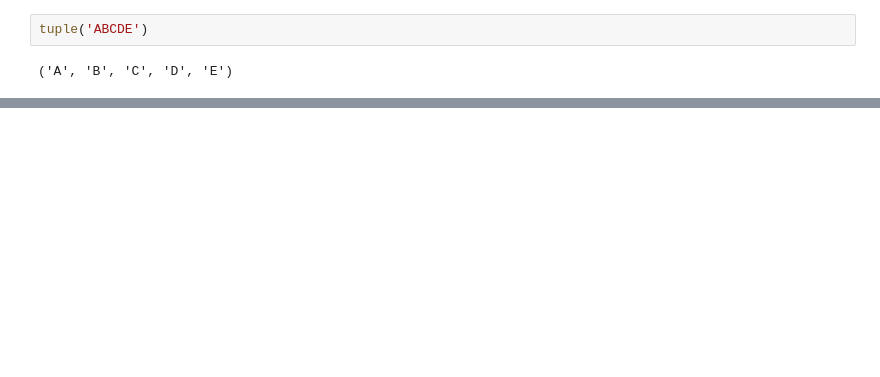
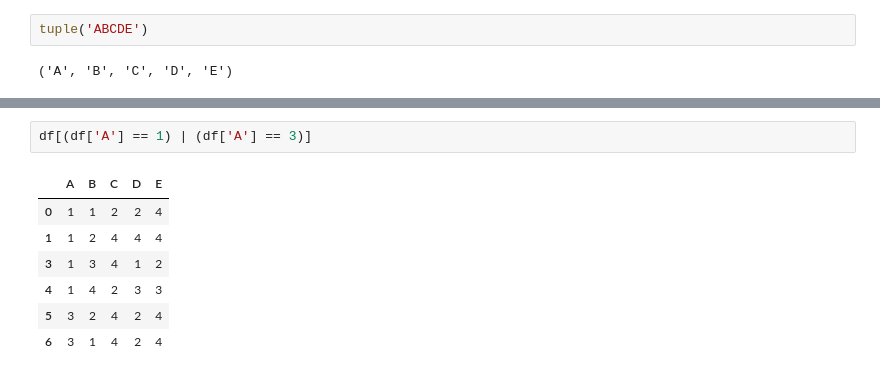
Before and after one commit to AndreasLumbanGaol/belajar_pandas, a Jupyter notebook: pandas_tricks_01.ipynb, the cells around one changed output, grey strips where cells are left out. Saved outputs shown, nothing was run; the diff lists cells and outputs as text; blank space fills up the shorter version.

```diff
--- a/pandas_tricks_01.ipynb
+++ b/pandas_tricks_01.ipynb
@@ -36,0 +65,10 @@ df.add_prefix('kolom_')
+# %%
+df[(df['A'] == 1) | (df['A'] == 3)]
+# %% [output]
+|  | A | B | C | D | E |
+| 0 | 1 | 1 | 2 | 2 | 4 |
+| 1 | 1 | 2 | 4 | 4 | 4 |
+| 3 | 1 | 3 | 4 | 1 | 2 |
+| 4 | 1 | 4 | 2 | 3 | 3 |
+| 5 | 3 | 2 | 4 | 2 | 4 |
+| 6 | 3 | 1 | 4 | 2 | 4 |
```
Also changed, not shown: parts of 19 cells of this notebook.
